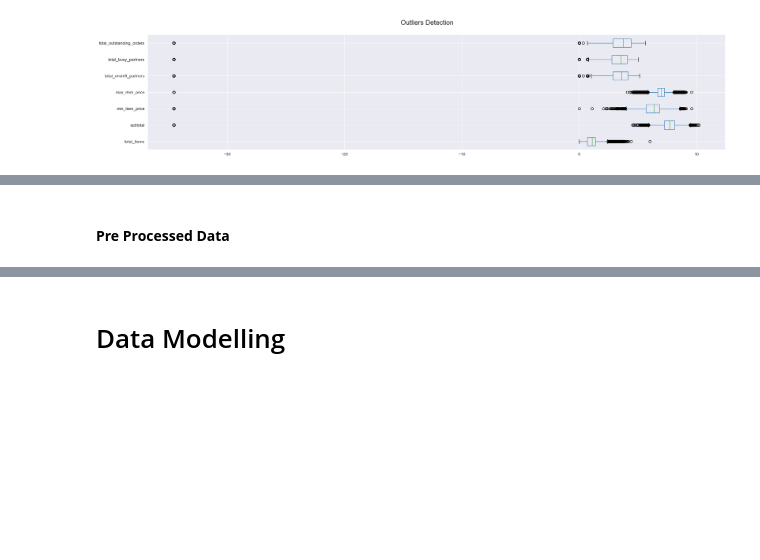
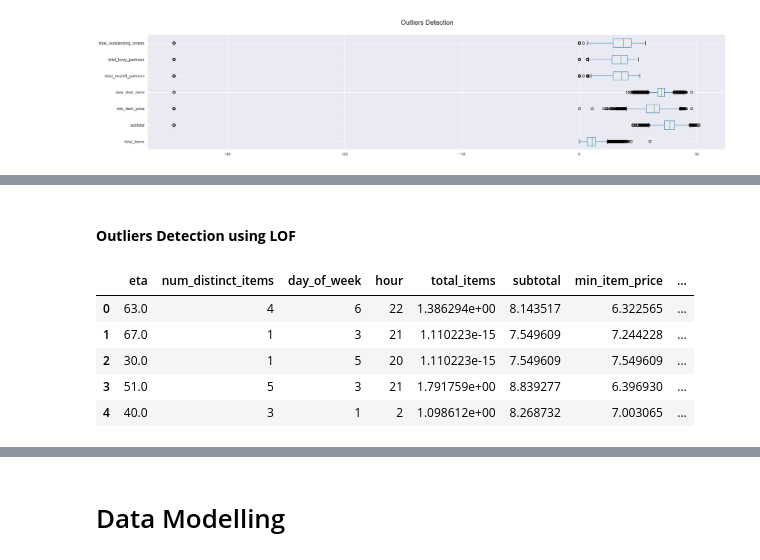
Before and after one commit to gitbharrat/delivery_time_nn, a Jupyter notebook: notebook/delivery_time_estimation.ipynb, the cells around one changed output, grey strips where cells are left out. Drawn from its saved outputs; the diff is of its cells as text; code cells hidden in the pictures; blank space fills up the shorter version.

```diff
--- a/notebook/delivery_time_estimation.ipynb
+++ b/notebook/delivery_time_estimation.ipynb
@@ -706,2 +718,0 @@ df_imputed.toPandas().to_csv("../data/clean/encoded.csv", index=False)
-# %% [markdown]
-#### **Pre Processed Data**
@@ -712,3 +721,15 @@ df_encoded = pd.read_csv('../data/clean/encoded.csv')
+# %% [markdown]
+#### **Outliers Detection using LOF**
+# %%
+df_encoded = pd.read_csv('../data/clean/encoded.csv')
+df_encoded.head(5)
+# %% [output]
+|  | eta | num_distinct_items | day_of_week | hour | total_items | subtotal | min_item_price | ... |
+| 0 | 63.0 | 4 | 6 | 22 | 1.386294e+00 | 8.143517 | 6.322565 | ... |
+| 1 | 67.0 | 1 | 3 | 21 | 1.110223e-15 | 7.549609 | 7.244228 | ... |
+| 2 | 30.0 | 1 | 5 | 20 | 1.110223e-15 | 7.549609 | 7.549609 | ... |
+| 3 | 51.0 | 5 | 3 | 21 | 1.791759e+00 | 8.839277 | 6.396930 | ... |
+| 4 | 40.0 | 3 | 1 | 2 | 1.098612e+00 | 8.268732 | 7.003065 | ... |
 # %%
 # Splitting dataset
 from sklearn.model_selection import train_test_split
```
Also changed, not shown: parts of 70 cells of this notebook, 11 other files.
